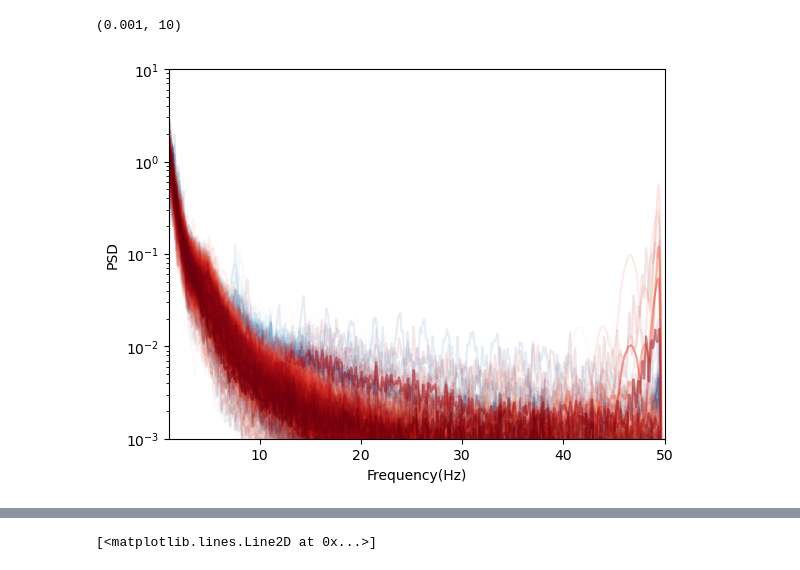
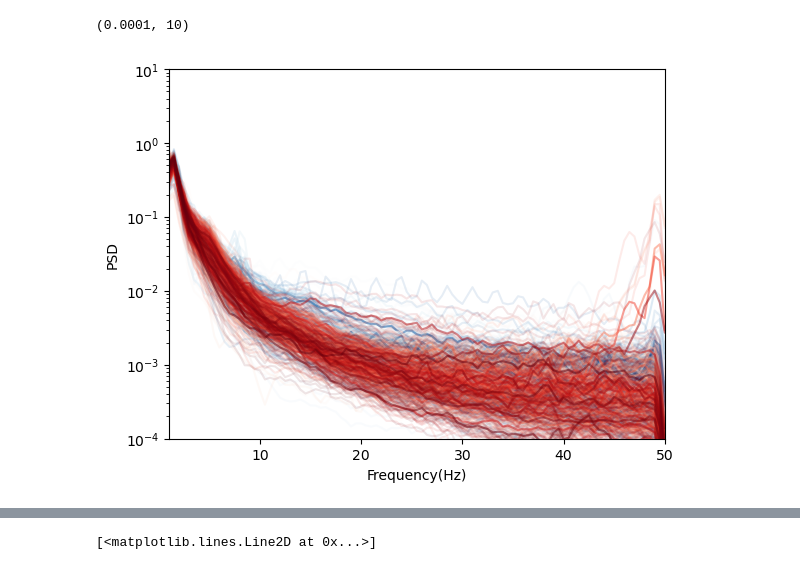
Before and after one commit to benedetta-mariani/EEG-avalanche-analysis, a Jupyter notebook: Power Spectra.ipynb, the cells around one changed output, grey strips where cells are left out. Drawn from its saved outputs; the diff is of its cells as text; code cells hidden in the pictures.

```diff
--- a/Power Spectra.ipynb
+++ b/Power Spectra.ipynb
@@ -122,7 +268,7 @@ colors = cm.Blues(np.linspace(0,1,len(babies)))
 #data = scipy.io.loadmat('BB5 silence1 (continuous).mat')
 
 sample_rate = 500
-nn = sample_rate*12
+nn = sample_rate*2
 
 for r in range(len(babies)):
     #print(os.getcwd())
@@ -144,34 +290,34 @@ colors = cm.Reds(np.linspace(0,1,len(babies)))
 
 
 import scipy
 #data = scipy.io.loadmat('BB5 silence1 (continuous).mat')
 
 sample_rate = 500
-nn = sample_rate*12
+#nn = sample_rate*2
 
 for r in range(len(babies)):
     #print(os.getcwd())
     sub = babies[r]
     data = (scipy.io.loadmat('../../BB{}_Filtered (1-100)/Silence (500)/BB{} silence2 (continuous).mat'.format(sub,sub)))
     data = data['eeg_rest']/(np.std(data['eeg_rest'],1)[:,np.newaxis])
     kk = []
     for g in range(data.shape[0]):
         x,p = signal.welch(data[g], fs = sample_rate, nperseg =nn,)
         kk.append(p)
         plt.plot(x,p , color =colors[r], alpha = 0.1)
     kk = np.array(kk)
     mean_p = np.mean(kk,0)
     plt.plot(x,mean_p, color = colors[r], alpha = .5)
 
 ## mi sta plottando anche bad channels
 #plt.xscale('log')
 plt.yscale('log')
 plt.xlabel('Frequency(Hz)')
 plt.ylabel('PSD')
 plt.xlim(1,50)
-plt.ylim(10**-3,10)
+plt.ylim(10**-4,10)
     ## MA QUESTI SONO GIà FILTRATI???? TRA THETA E ALPHA???
     ## MA QUESTI SONO GIà FILTRATI???? TRA THETA E ALPHA???
 # %% [output]
-(0.001, 10)
+(0.0001, 10)
-[figure, old version]
+[figure, new version]
```
Also changed, not shown: parts of 18 cells of this notebook, 2 other files.
